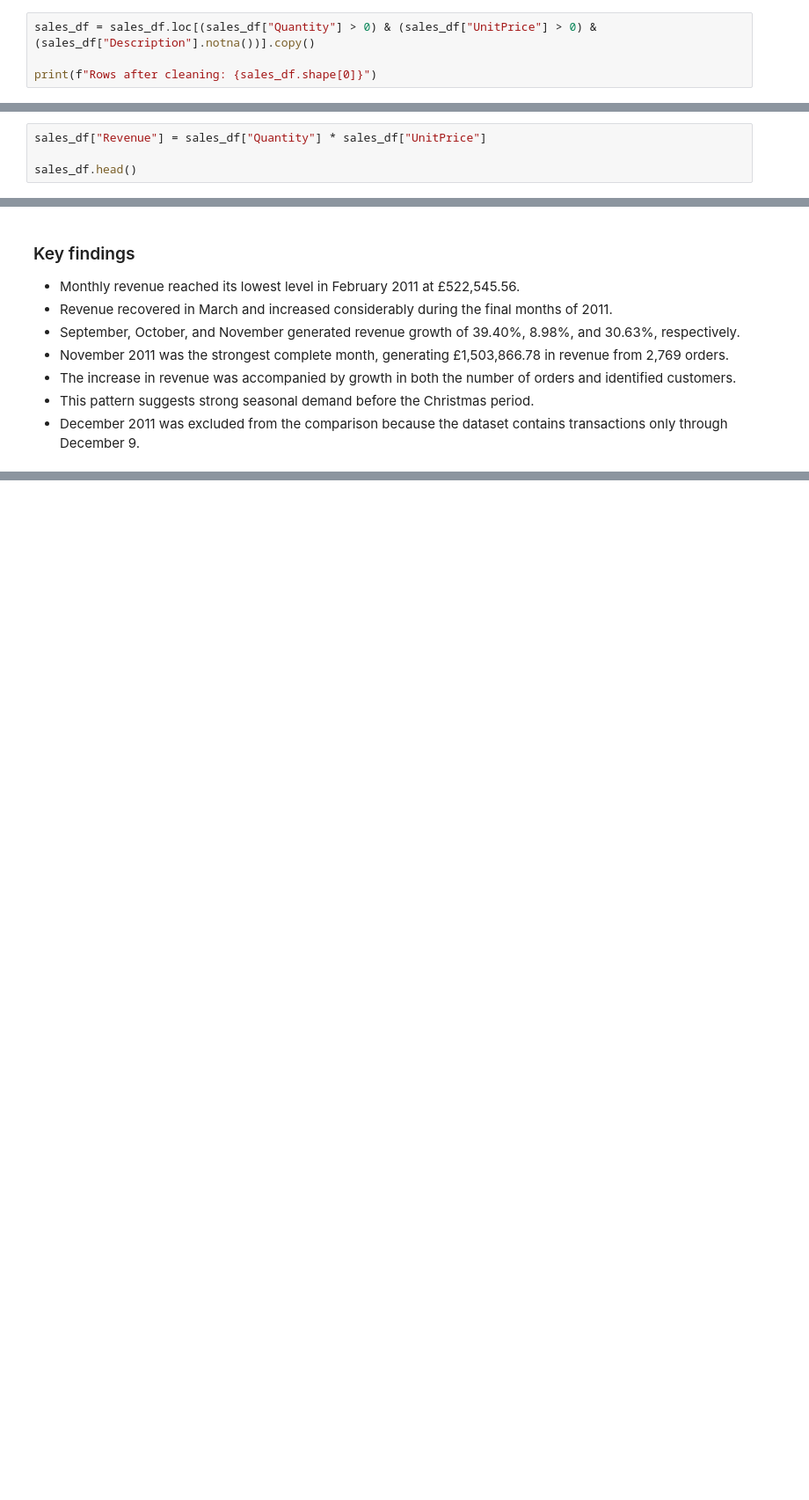
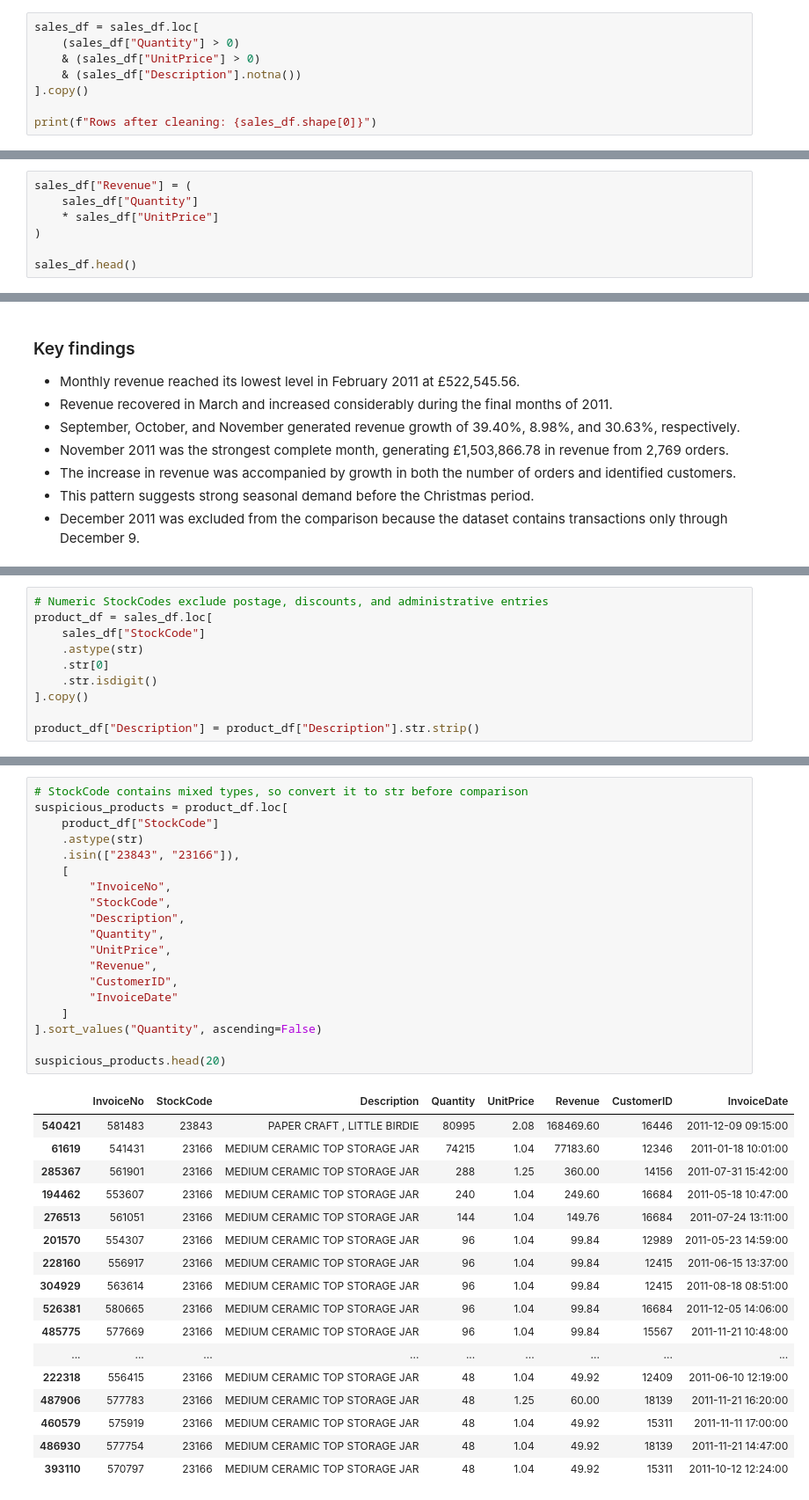
Before and after one commit to Brutva/online-retail-analysis, a Jupyter notebook: notebooks/online_retail_analysis.ipynb, the cells around one changed output, grey strips where cells are left out. Shown at 88% size. Saved outputs shown, nothing was run; the diff lists cells and outputs as text; blank space fills up the shorter version.

```diff
--- a/notebooks/online_retail_analysis.ipynb
+++ b/notebooks/online_retail_analysis.ipynb
@@ -158,6 +169,10 @@ sales_df.loc[sales_df["Cancelled"], ["InvoiceNo", "Quantity", "UnitPrice", "Desc
 sales_df = sales_df.loc[~sales_df["Cancelled"]].copy()
 # %%
-sales_df = sales_df.loc[(sales_df["Quantity"] > 0) & (sales_df["UnitPrice"] > 0) & (sales_df["Description"].notna())].copy()
+sales_df = sales_df.loc[
+    (sales_df["Quantity"] > 0)
+    & (sales_df["UnitPrice"] > 0)
+    & (sales_df["Description"].notna())
+].copy()
 
 print(f"Rows after cleaning: {sales_df.shape[0]}")
 # %% [output]
@@ -166,7 +182,10 @@ Rows after cleaning: 524878
 sales_df["CustomerID"] = sales_df["CustomerID"].astype("Int64")
 sales_df["InvoiceDate"] = pd.to_datetime(sales_df["InvoiceDate"])
 # %%
-sales_df["Revenue"] = sales_df["Quantity"] * sales_df["UnitPrice"]
+sales_df["Revenue"] = (
+    sales_df["Quantity"]
+    * sales_df["UnitPrice"]
+)
 
 sales_df.head()
 # %% [output]
@@ -335,0 +406,10 @@ complete_months
+# %%
+# Numeric StockCodes exclude postage, discounts, and administrative entries
+product_df = sales_df.loc[
+    sales_df["StockCode"]
+    .astype(str)
+    .str[0]
+    .str.isdigit()
+].copy()
+
+product_df["Description"] = product_df["Description"].str.strip()
@@ -335,0 +506,37 @@ complete_months
+# %%
+# StockCode contains mixed types, so convert it to str before comparison
+suspicious_products = product_df.loc[
+    product_df["StockCode"]
+    .astype(str)
+    .isin(["23843", "23166"]),
+    [
+        "InvoiceNo",
+        "StockCode",
+        "Description",
+        "Quantity",
+        "UnitPrice",
+        "Revenue",
+        "CustomerID",
+        "InvoiceDate"
+    ]
+].sort_values("Quantity", ascending=False)
+
+suspicious_products.head(20)
+# %% [output]
+|  | InvoiceNo | StockCode | Description | Quantity | UnitPrice | Revenue | CustomerID | InvoiceDate |
+| 540421 | 581483 | 23843 | PAPER CRAFT , LITTLE BIRDIE | 80995 | 2.08 | 168469.60 | 16446 | 2011-12-09 09:15:00 |
+| 61619 | 541431 | 23166 | MEDIUM CERAMIC TOP STORAGE JAR | 74215 | 1.04 | 77183.60 | 12346 | 2011-01-18 10:01:00 |
+| 285367 | 561901 | 23166 | MEDIUM CERAMIC TOP STORAGE JAR | 288 | 1.25 | 360.00 | 14156 | 2011-07-31 15:42:00 |
+| 194462 | 553607 | 23166 | MEDIUM CERAMIC TOP STORAGE JAR | 240 | 1.04 | 249.60 | 16684 | 2011-05-18 10:47:00 |
+| 276513 | 561051 | 23166 | MEDIUM CERAMIC TOP STORAGE JAR | 144 | 1.04 | 149.76 | 16684 | 2011-07-24 13:11:00 |
+| 201570 | 554307 | 23166 | MEDIUM CERAMIC TOP STORAGE JAR | 96 | 1.04 | 99.84 | 12989 | 2011-05-23 14:59:00 |
+| 228160 | 556917 | 23166 | MEDIUM CERAMIC TOP STORAGE JAR | 96 | 1.04 | 99.84 | 12415 | 2011-06-15 13:37:00 |
+| 304929 | 563614 | 23166 | MEDIUM CERAMIC TOP STORAGE JAR | 96 | 1.04 | 99.84 | 12415 | 2011-08-18 08:51:00 |
+| 526381 | 580665 | 23166 | MEDIUM CERAMIC TOP STORAGE JAR | 96 | 1.04 | 99.84 | 16684 | 2011-12-05 14:06:00 |
+| 485775 | 577669 | 23166 | MEDIUM CERAMIC TOP STORAGE JAR | 96 | 1.04 | 99.84 | 15567 | 2011-11-21 10:48:00 |
+| ... | ... | ... | ... | ... | ... | ... | ... | ... |
+| 222318 | 556415 | 23166 | MEDIUM CERAMIC TOP STORAGE JAR | 48 | 1.04 | 49.92 | 12409 | 2011-06-10 12:19:00 |
+| 487906 | 577783 | 23166 | MEDIUM CERAMIC TOP STORAGE JAR | 48 | 1.25 | 60.00 | 18139 | 2011-11-21 16:20:00 |
+| 460579 | 575919 | 23166 | MEDIUM CERAMIC TOP STORAGE JAR | 48 | 1.04 | 49.92 | 15311 | 2011-11-11 17:00:00 |
+| 486930 | 577754 | 23166 | MEDIUM CERAMIC TOP STORAGE JAR | 48 | 1.04 | 49.92 | 18139 | 2011-11-21 14:47:00 |
+| 393110 | 570797 | 23166 | MEDIUM CERAMIC TOP STORAGE JAR | 48 | 1.04 | 49.92 | 15311 | 2011-10-12 12:24:00 |
```
Also changed, not shown: parts of 36 cells of this notebook.
